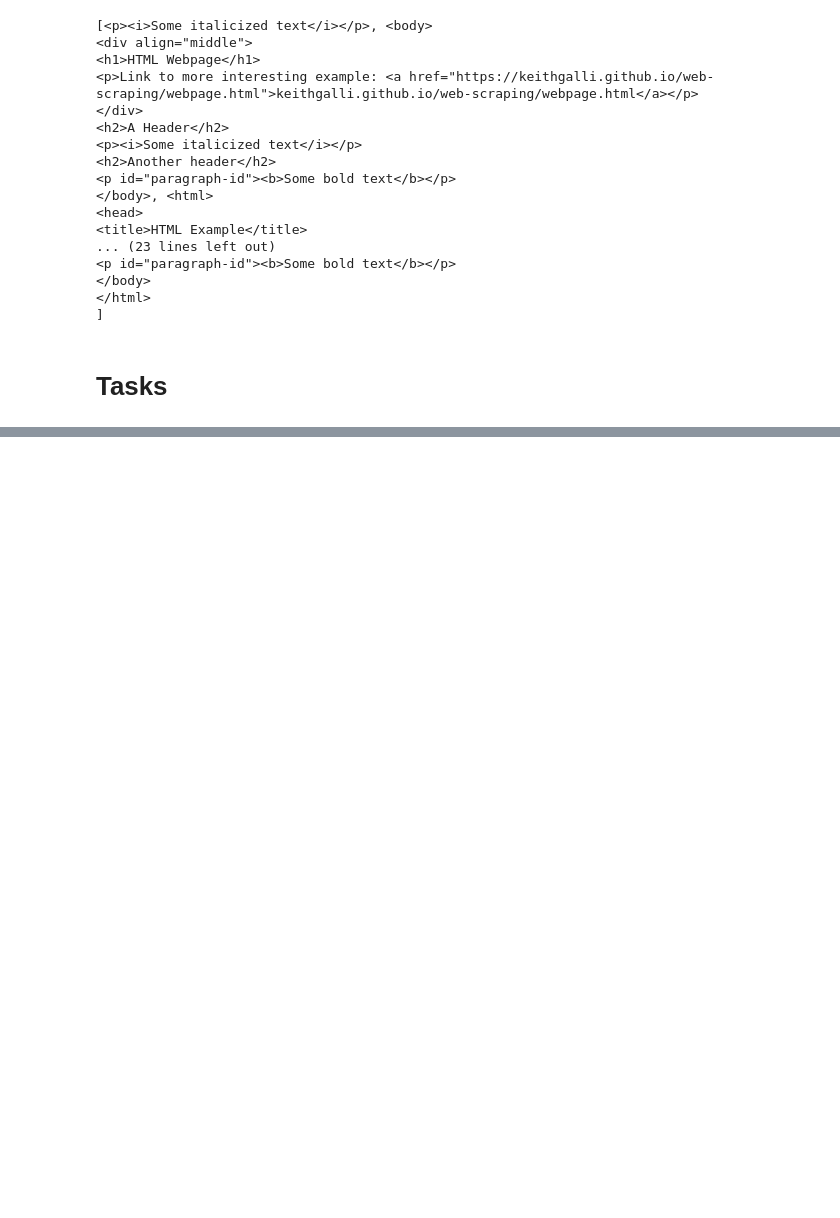
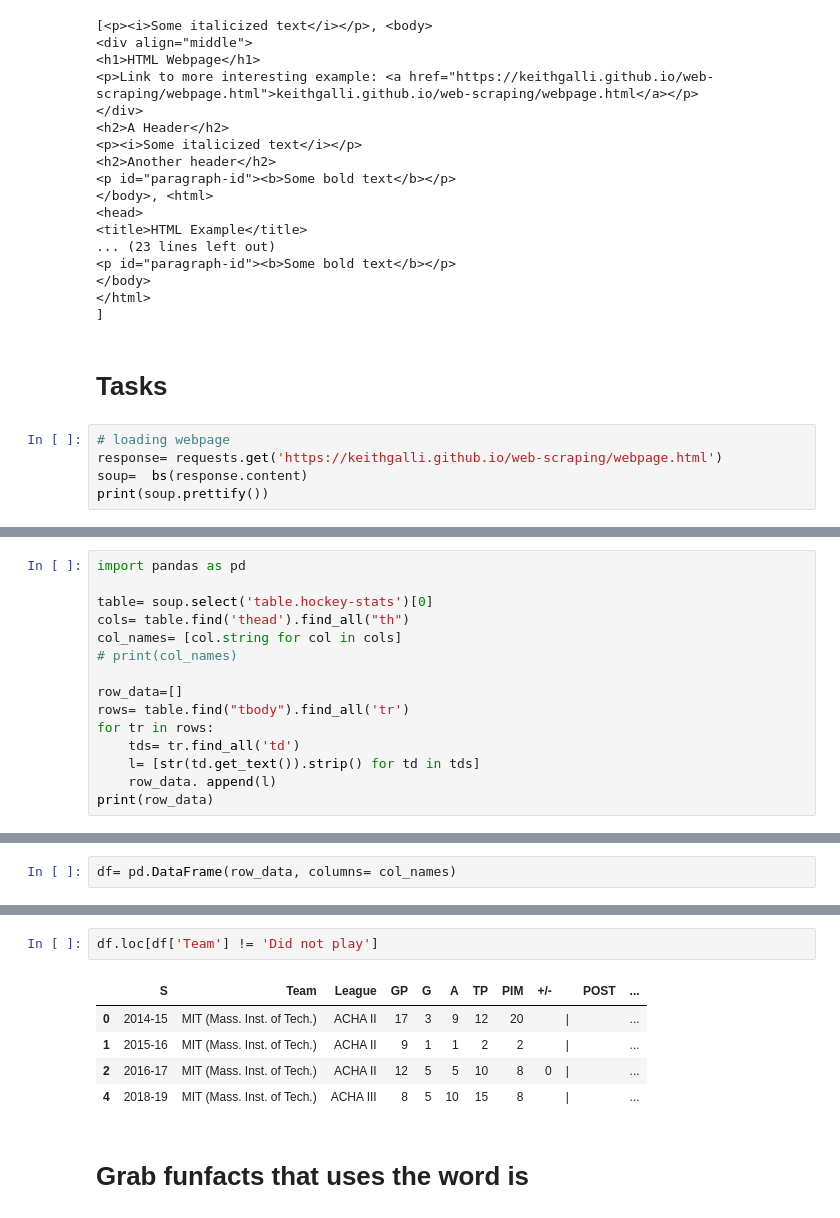
Before and after one commit to vatsan1993/py4e, a Jupyter notebook: beautiful soup intro.ipynb, the cells around one changed output, grey strips where cells are left out. Saved outputs shown, nothing was run; the diff lists cells and outputs as text; blank space fills up the shorter version.

```diff
--- a/beautiful soup intro.ipynb
+++ b/beautiful soup intro.ipynb
@@ -245,3 +245,8 @@ print(i[0].find_parents())
 ]
 # %% [markdown]
 # Tasks
+# %%
+# loading webpage
+response= requests.get('https://keithgalli.github.io/web-scraping/webpage.html')
+soup=  bs(response.content)
+print(soup.prettify())
@@ -247,0 +303,15 @@ print(i[0].find_parents())
+# %%
+import pandas as pd
+
+table= soup.select('table.hockey-stats')[0]
+cols= table.find('thead').find_all("th")
+col_names= [col.string for col in cols]
+# print(col_names)
+
+row_data=[]
+rows= table.find("tbody").find_all('tr')
+for tr in rows:
+    tds= tr.find_all('td')
+    l= [str(td.get_text()).strip() for td in tds]
+    row_data. append(l)
+print(row_data)
@@ -247,0 +320,2 @@ print(i[0].find_parents())
+# %%
+df= pd.DataFrame(row_data, columns= col_names)
@@ -247,0 +347,10 @@ print(i[0].find_parents())
+# %%
+df.loc[df['Team'] != 'Did not play']
+# %% [output]
+|  | S | Team | League | GP | G | A | TP | PIM | +/- |  | POST | ... |
+| 0 | 2014-15 | MIT (Mass. Inst. of Tech.) | ACHA II | 17 | 3 | 9 | 12 | 20 |  | | |  | ... |
+| 1 | 2015-16 | MIT (Mass. Inst. of Tech.) | ACHA II | 9 | 1 | 1 | 2 | 2 |  | | |  | ... |
+| 2 | 2016-17 | MIT (Mass. Inst. of Tech.) | ACHA II | 12 | 5 | 5 | 10 | 8 | 0 | | |  | ... |
+| 4 | 2018-19 | MIT (Mass. Inst. of Tech.) | ACHA III | 8 | 5 | 10 | 15 | 8 |  | | |  | ... |
+# %% [markdown]
+# Grab funfacts that uses the word is
```
Also changed, not shown: parts of 11 cells of this notebook.
